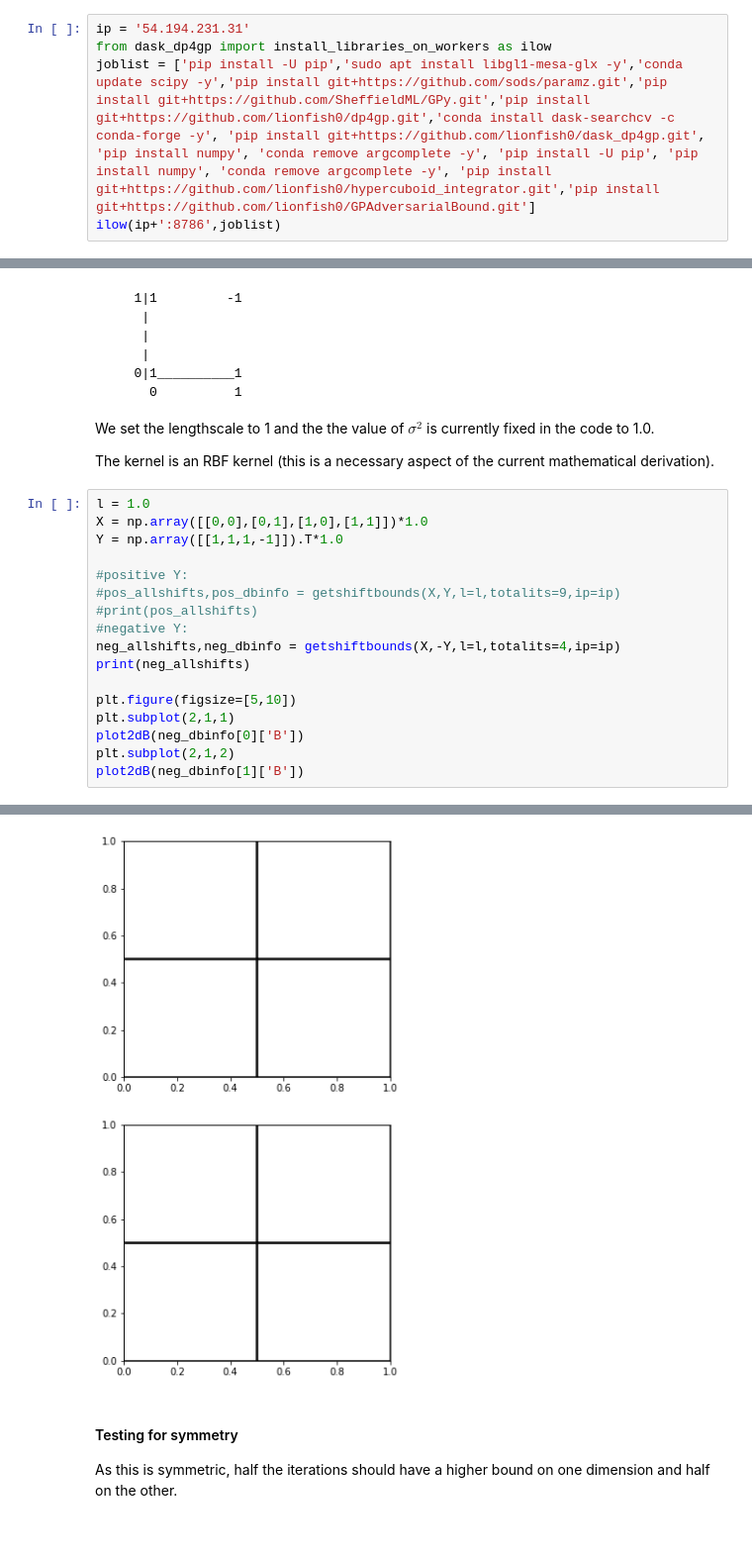
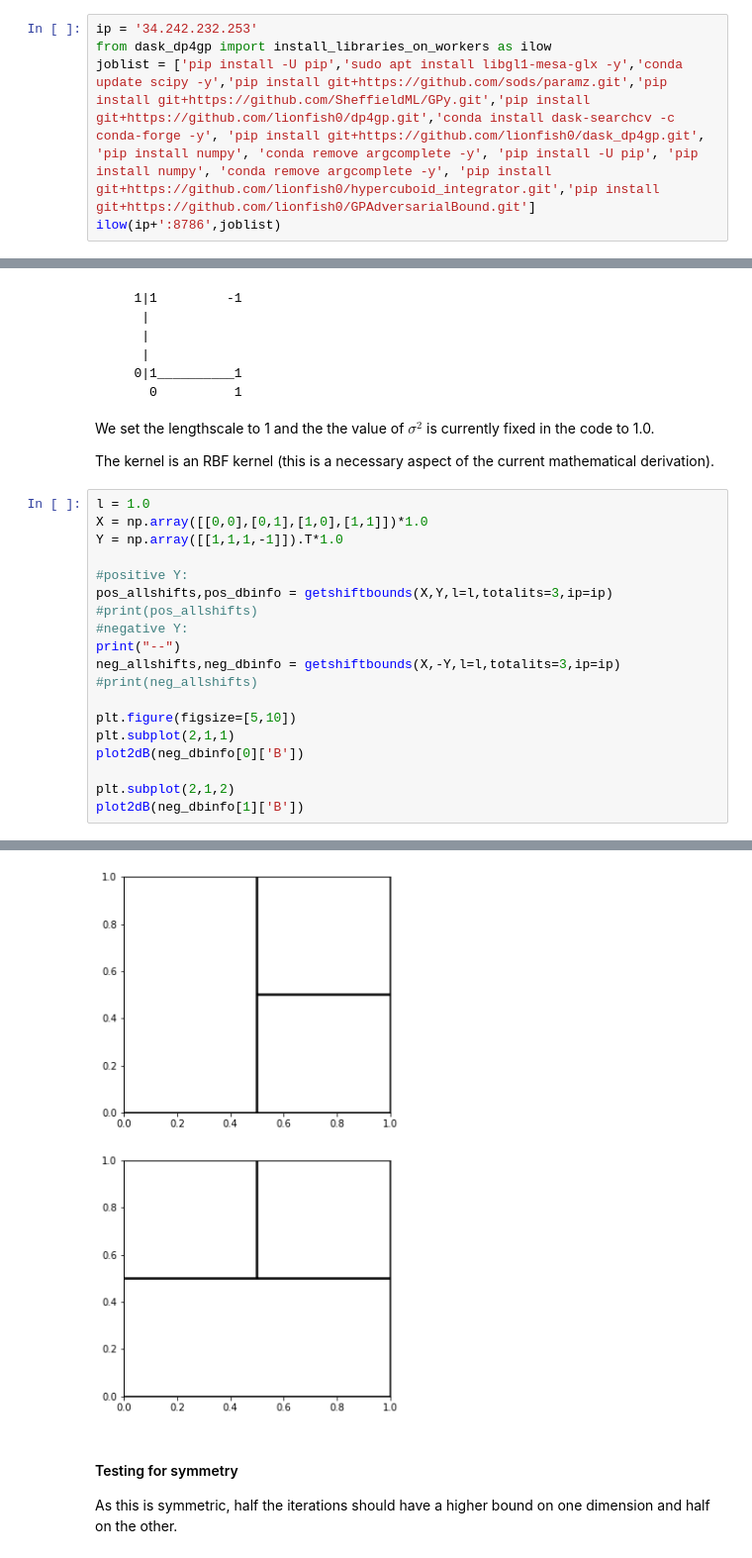
Before and after one commit to lionfish0/GPAdversarialBound, a Jupyter notebook: jupyter/Demo.ipynb, the cells around one changed output, grey strips where cells are left out. Shown at 99% size. Saved outputs shown, nothing was run; the diff lists cells and outputs as text.

```diff
--- a/jupyter/Demo.ipynb
+++ b/jupyter/Demo.ipynb
@@ -18,7 +18,7 @@ import matplotlib.pyplot as plt
 %matplotlib inline
 ip = None #'54.194.231.31'
 # %%
-ip = '54.194.231.31'
+ip = '34.242.232.253'
 from dask_dp4gp import install_libraries_on_workers as ilow
 joblist = ['pip install -U pip','sudo apt install libgl1-mesa-glx -y','conda update scipy -y','pip install git+https://github.com/sods/paramz.git','pip install git+https://github.com/SheffieldML/GPy.git','pip install git+https://github.com/lionfish0/dp4gp.git','conda install dask-searchcv -c conda-forge -y', 'pip install git+https://github.com/lionfish0/dask_dp4gp.git', 'pip install numpy', 'conda remove argcomplete -y', 'pip install -U pip', 'pip install numpy', 'conda remove argcomplete -y', 'pip install git+https://github.com/lionfish0/hypercuboid_integrator.git','pip install git+https://github.com/lionfish0/GPAdversarialBound.git']
 ilow(ip+':8786',joblist)
@@ -118,15 +119,17 @@ X = np.array([[0,0],[0,1],[1,0],[1,1]])*1.0
 Y = np.array([[1,1,1,-1]]).T*1.0
 
 #positive Y:
-#pos_allshifts,pos_dbinfo = getshiftbounds(X,Y,l=l,totalits=9,ip=ip)
+pos_allshifts,pos_dbinfo = getshiftbounds(X,Y,l=l,totalits=3,ip=ip)
 #print(pos_allshifts)
 #negative Y:
-neg_allshifts,neg_dbinfo = getshiftbounds(X,-Y,l=l,totalits=4,ip=ip)
-print(neg_allshifts)
+print("--")
+neg_allshifts,neg_dbinfo = getshiftbounds(X,-Y,l=l,totalits=3,ip=ip)
+#print(neg_allshifts)
 
 plt.figure(figsize=[5,10])
 plt.subplot(2,1,1)
 plot2dB(neg_dbinfo[0]['B'])
+
 plt.subplot(2,1,2)
 plot2dB(neg_dbinfo[1]['B'])
 # %% [output]
@@ -135,4 +137,4 @@ Computing...
-[figure, old version]
+[figure, new version]
 # %% [markdown]
 #### Testing for symmetry
 
```
Also changed, not shown: parts of 25 cells of this notebook, 1 other file.
